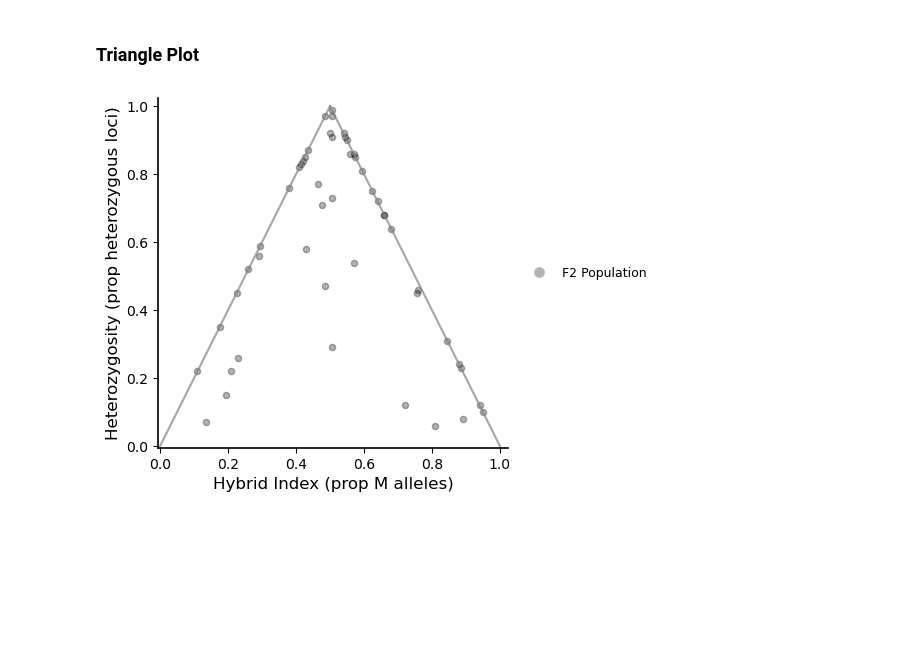
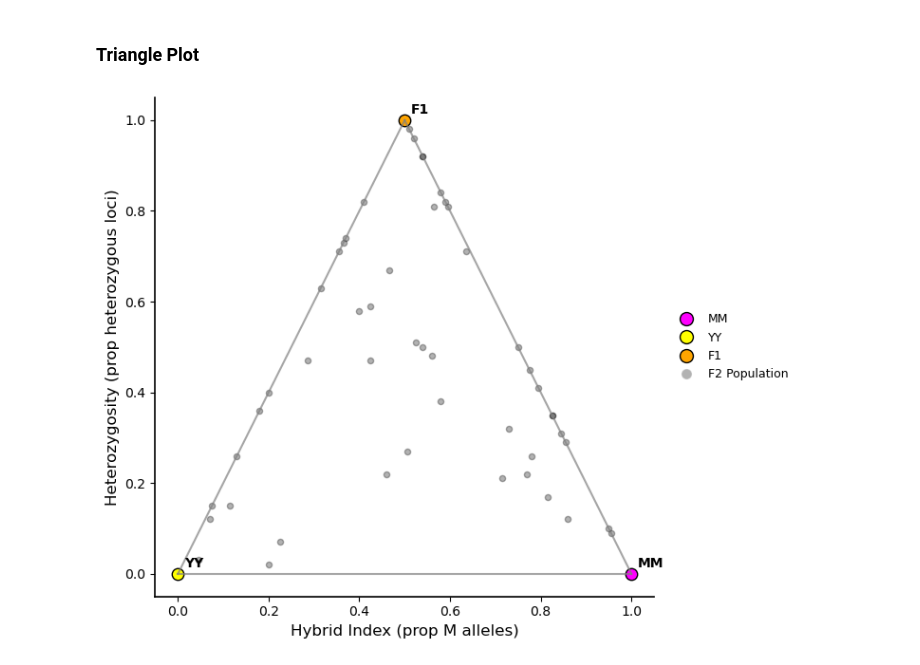
Before and after one commit to sophiagray2001/hybrid_sim_project, a Jupyter notebook: Hybrid_sim_v6.ipynb, the cells around one changed output. Cells and saved outputs as stored; diff of their text form; code cells hidden in the pictures; blank space fills up the shorter version.

```diff
--- a/Hybrid_sim_v6.ipynb
+++ b/Hybrid_sim_v6.ipynb
@@ -120,0 +294,8 @@ print(f1_offspring)
+# %%
+# Pick one individual at random from the F1 population
+f1_index = np.random.choice(len(f1_population), 1)[0]
+f1_individual = f1_population[f1_index]
+
+# Display the selected F1 individual
+print("Selected F1 Individual (index {}):".format(f1_index))
+print(f1_individual)
@@ -120,0 +403,12 @@ print(f1_offspring)
+# %%
+# Create main DataFrame
+f2_df = pd.DataFrame(f2_results)
+
+# Create loci DataFrame
+loci_df = pd.DataFrame(loci_data)
+
+# Merge the two DataFrames
+f2_complete_df = pd.merge(f2_df, loci_df, on='Individual_ID')
+
+# Display the first few rows of the results
+print(f2_complete_df.head())
@@ -655,11 +645,8 @@ ax.scatter(
 # %% [markdown]
 ### Triangle Plot
 # %%
-import matplotlib.pyplot as plt
-from matplotlib.lines import Line2D
-
 # Create the plot
-fig, ax = plt.subplots(figsize=(5, 5))
+fig, ax = plt.subplots(figsize=(8, 6))
 
 # Remove only top and right spines
 ax.spines['top'].set_visible(False)
@@ -673,44 +660,74 @@ ax.set_ylabel("Heterozygosity (prop heterozygous loci)", fontsize=12)
 
 # Plot all F2 individuals as semi-transparent black dots
 ax.scatter(
-    f2_genotype_df['Hybrid_Index'],
-    f2_genotype_df['Heterozygosity'],
+    f2_complete_df['Hybrid_Index'],
+    f2_complete_df['Heterozygosity'],
     color='black',
     alpha=0.3,
     s=20,
     label='F2 Population'
 )
 
-# Set axis limits and remove grid
-ax.set_xlim(-0.005, 1.025)
-ax.set_ylim(-0.005, 1.025)
-ax.grid(False)
-ax.set_aspect('equal', adjustable='box')
+# Plot the actual parent and F1 values we calculated earlier
+ax.scatter(
+    parent_mm_hi, parent_mm_het,
+    color='magenta', s=80, edgecolor='black', label='MM'
+)
+ax.scatter(
+    parent_yy_hi, parent_yy_het,
+    color='yellow', s=80, edgecolor='black', label='YY'
+)
+ax.scatter(
+    f1_hi, f1_het,
+    color='orange', s=80, edgecolor='black', label='F1'
+)
 
-# Add triangle edges (without base)
+# Add annotations for key points
+ax.annotate('MM', (parent_mm_hi, parent_mm_het),
+            xytext=(5, 5), textcoords='offset points',
+            fontsize=10, fontweight='bold')
+ax.annotate('YY', (parent_yy_hi, parent_yy_het),
+            xytext=(5, 5), textcoords='offset points',
+            fontsize=10, fontweight='bold')
+ax.annotate('F1', (f1_hi, f1_het),
+            xytext=(5, 5), textcoords='offset points',
+            fontsize=10, fontweight='bold')
+
+# Draw the triangle edges
 triangle_edges = [
     [(0.0, 0.0), (0.5, 1.0)],  # YY to F1
-    [(0.5, 1.0), (1.0, 0.0)]   # F1 to MM
+    [(0.5, 1.0), (1.0, 0.0)],  # F1 to MM
+    [(0.0, 0.0), (1.0, 0.0)]   # YY to MM (base of triangle)
 ]
 for (x0, y0), (x1, y1) in triangle_edges:
     ax.plot([x0, x1], [y0, y1], linestyle='-', color='gray', linewidth=1.5, alpha=0.7)
 
-# Legend with F2 population only
-custom_legend = [
+# Set axis limits
+ax.set_xlim(-0.05, 1.05)
+ax.set_ylim(-0.05, 1.05)
+ax.grid(False)
+ax.set_aspect('equal', adjustable='box')
+
+# Add legend
+legend_elements = [
+    Line2D([0], [0], marker='o', color='w', markerfacecolor='magenta', markersize=10, markeredgecolor='black', label='MM'),
+    Line2D([0], [0], marker='o', color='w', markerfacecolor='yellow', markersize=10, markeredgecolor='black', label='YY'),
+    Line2D([0], [0], marker='o', color='w', markerfacecolor='orange', markersize=10, markeredgecolor='black', label='F1'),
     Line2D([0], [0], marker='o', color='w', markerfacecolor='black', alpha=0.3, markersize=8, label='F2 Population')
 ]
 
 ax.legend(
-    handles=custom_legend,
+    handles=legend_elements,
     loc="center left",
     bbox_to_anchor=(1.02, 0.5),
     frameon=False,
     fontsize=9
 )
 
 # Layout adjustment
 plt.tight_layout()
-plt.subplots_adjust(left=0.1, right=0.8, top=0.9, bottom=0.2)
+plt.subplots_adjust(right=0.8)
+
 plt.show()
 # %% [output]
-[figure, old version]
+[figure, new version]
```
Also changed, not shown: parts of 60 cells of this notebook.
